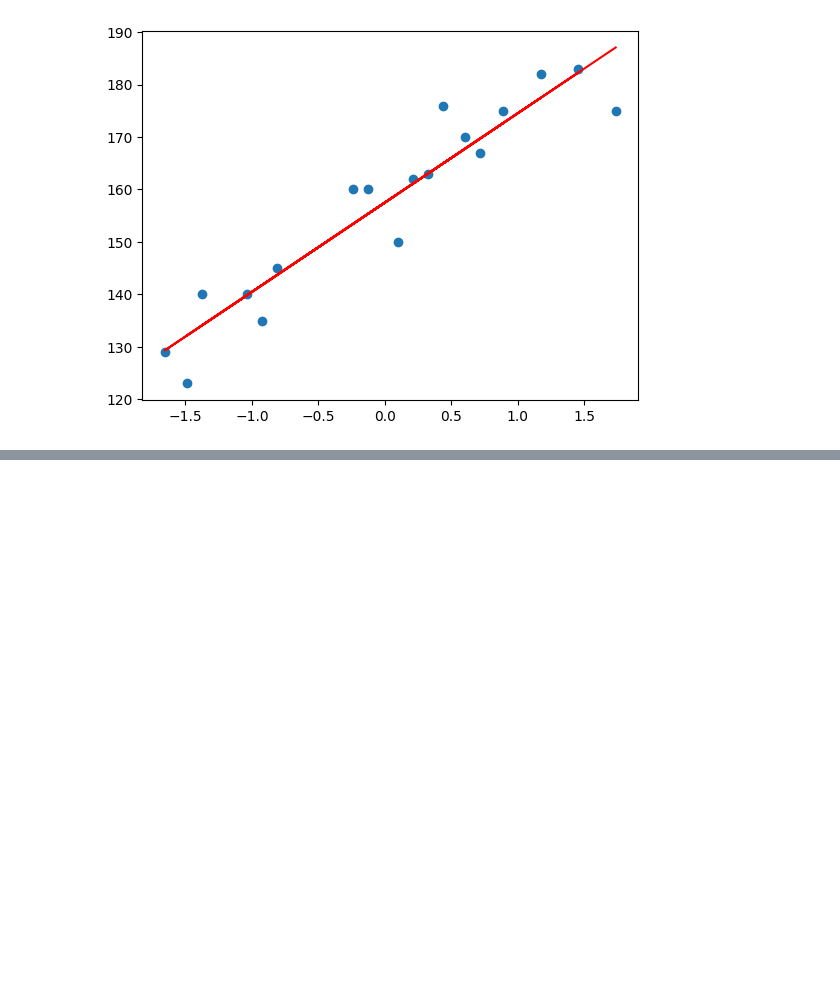
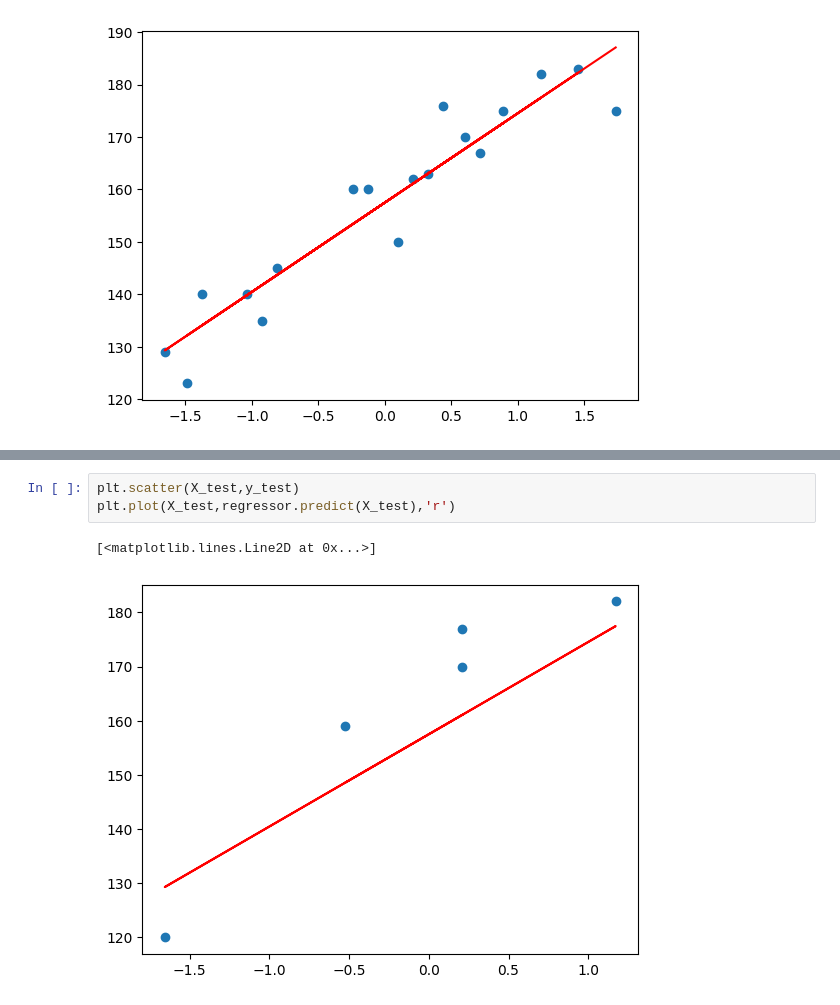
Before and after one commit to Mahadev1729/End_to_End_MLproject, a Jupyter notebook: implement.ipynb, the cells around one changed output, grey strips where cells are left out. Drawn from its saved outputs; the diff is of its cells as text; blank space fills up the shorter version.

```diff
--- a/implement.ipynb
+++ b/implement.ipynb
@@ -121,0 +143,6 @@ plt.plot(X_test)
+# %%
+plt.scatter(X_test,y_test)
+plt.plot(X_test,regressor.predict(X_test),'r')
+# %% [output]
+[<matplotlib.lines.Line2D at 0x...>]
+[figure, added]
```
Also changed, not shown: parts of 9 cells of this notebook.
